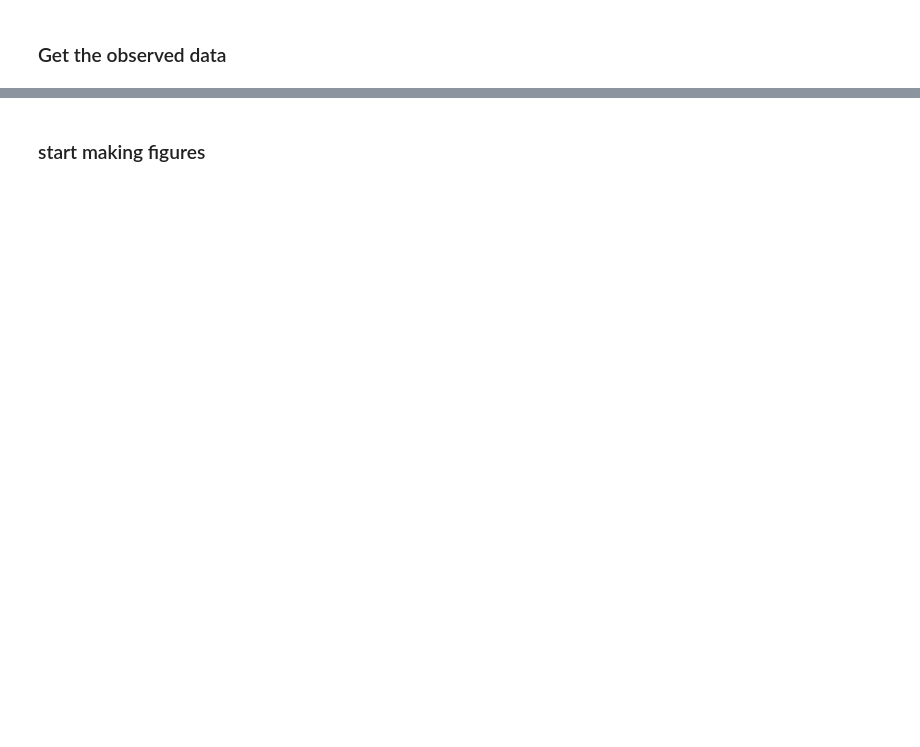
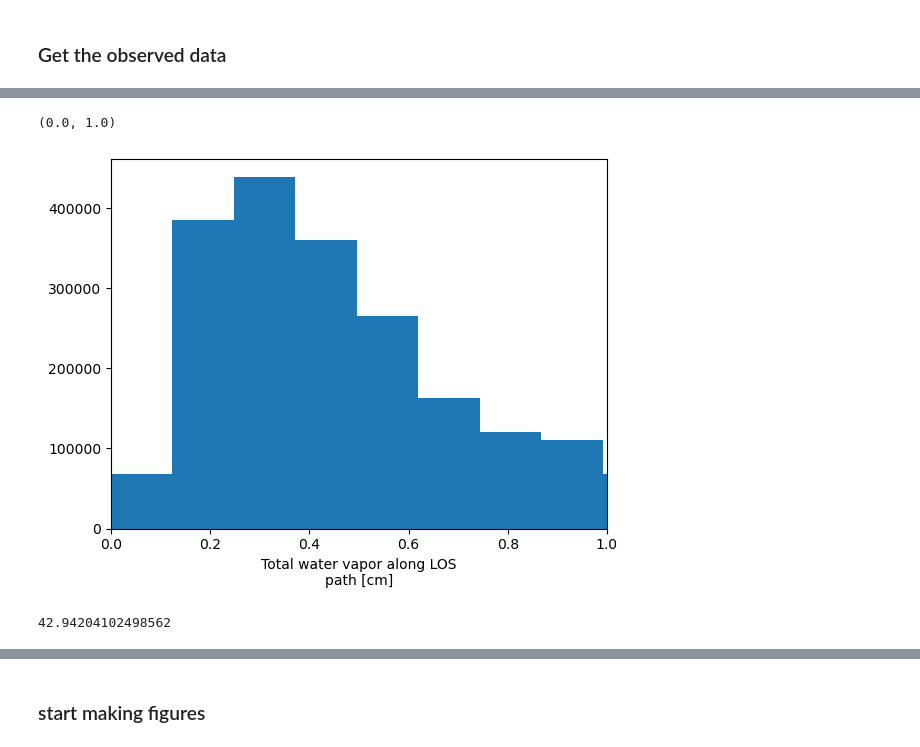
Before and after one commit to bsu-wrudisill/CRF_UCRB, a Jupyter notebook: cre_decompose.ipynb, the cells around one changed output, grey strips where cells are left out. Cells and saved outputs as stored; diff of their text form; code cells hidden in the pictures; blank space fills up the shorter version.

```diff
--- a/cre_decompose.ipynb
+++ b/cre_decompose.ipynb
@@ -51,3 +73,9 @@ mwr=xr.open_dataset("/global/u1/r/rudisill/gshare/sail_data_will/data_store_sail
+# %%
+mwr.vap.where(mwr.qc_vap==0).plot.hist(bins=100)
+plt.xlim(0,1)
+# %% [output]
+(0.0, 1.0)
+[figure, added]
 # %%
 sond = xr.open_dataset("/global/homes/r/rudisill/gshare/sail_data_will/data_store_sail_period/interpsond/sond_by_pressure2/all_sondes_withq_1h.nc")
 sond = sond.rename({"bar_pres":"pressure"})
@@ -71,3 +99,7 @@ master_df['cbase_1h'] = cbase_1h.reindex(master_df.index)
 # %%
 master_df['cre_lw'] = master_df['qcrad_lwd'] - master_df['rrtmg_lwd_clear']
 inv_temp = (sond.temp.sel(level=0) - sond.temp.sel(level=18)).to_pandas().reindex(master_df.index)
+# %%
+len(master_df.index[master_df.cloud_present >=90])/len(master_df.index) * 100
+# %% [output]
+42.94204102498562
```
Also changed, not shown: parts of 16 cells of this notebook, 13 other files.
